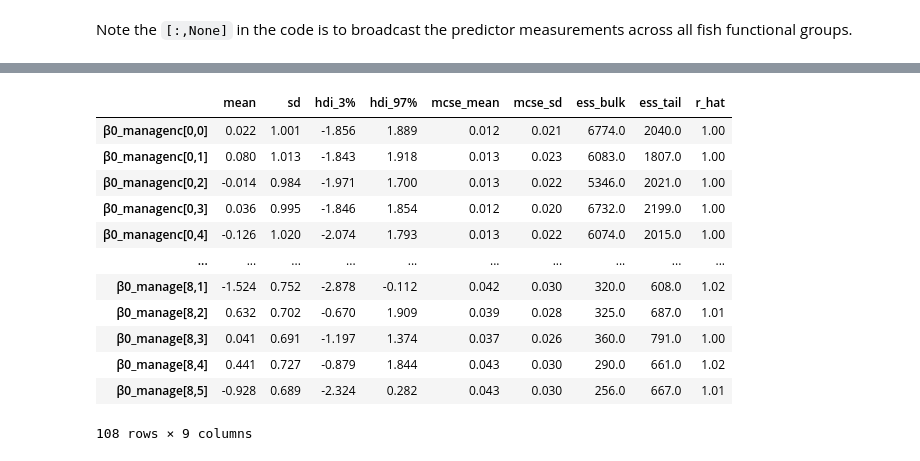
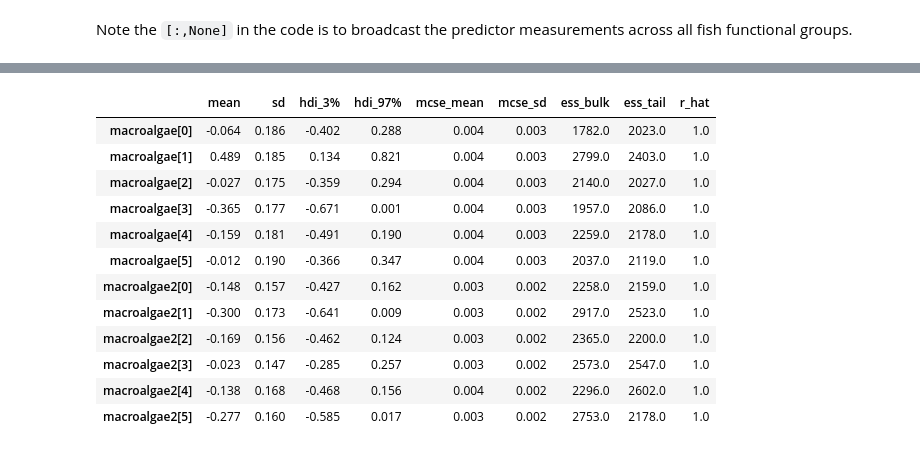
Before and after one commit to jpwrobinson/nutrient-productivity, a Jupyter notebook: py-notebook/Biom_Dirichlet_pymc3.ipynb, the cells around one changed output, grey strips where cells are left out. Cells and saved outputs as stored; diff of their text form; code cells hidden in the pictures.

```diff
--- a/py-notebook/Biom_Dirichlet_pymc3.ipynb
+++ b/py-notebook/Biom_Dirichlet_pymc3.ipynb
@@ -291,20 +298,20 @@ Sampling 3 chains for 1_000 tune and 1_000 draw iterations (3_000 + 3_000 draws
 The number of effective samples is smaller than 10% for some parameters.
 # %%
-pm.summary(trace_dm, var_names=['β0_manage'], filter_vars="regex")
+pm.summary(trace_dm, var_names=['macroalgae'], filter_vars="regex")
 # %% [output]
 |  | mean | sd | hdi_3% | hdi_97% | mcse_mean | mcse_sd | ess_bulk | ess_tail | r_hat |
-| β0_managenc[0,0] | 0.022 | 1.001 | -1.856 | 1.889 | 0.012 | 0.021 | 6774.0 | 2040.0 | 1.00 |
-| β0_managenc[0,1] | 0.080 | 1.013 | -1.843 | 1.918 | 0.013 | 0.023 | 6083.0 | 1807.0 | 1.00 |
-| β0_managenc[0,2] | -0.014 | 0.984 | -1.971 | 1.700 | 0.013 | 0.022 | 5346.0 | 2021.0 | 1.00 |
-| β0_managenc[0,3] | 0.036 | 0.995 | -1.846 | 1.854 | 0.012 | 0.020 | 6732.0 | 2199.0 | 1.00 |
-| β0_managenc[0,4] | -0.126 | 1.020 | -2.074 | 1.793 | 0.013 | 0.022 | 6074.0 | 2015.0 | 1.00 |
-| ... | ... | ... | ... | ... | ... | ... | ... | ... | ... |
-| β0_manage[8,1] | -1.524 | 0.752 | -2.878 | -0.112 | 0.042 | 0.030 | 320.0 | 608.0 | 1.02 |
-| β0_manage[8,2] | 0.632 | 0.702 | -0.670 | 1.909 | 0.039 | 0.028 | 325.0 | 687.0 | 1.01 |
-| β0_manage[8,3] | 0.041 | 0.691 | -1.197 | 1.374 | 0.037 | 0.026 | 360.0 | 791.0 | 1.00 |
-| β0_manage[8,4] | 0.441 | 0.727 | -0.879 | 1.844 | 0.043 | 0.030 | 290.0 | 661.0 | 1.02 |
-| β0_manage[8,5] | -0.928 | 0.689 | -2.324 | 0.282 | 0.043 | 0.030 | 256.0 | 667.0 | 1.01 |
+| macroalgae[0] | -0.064 | 0.186 | -0.402 | 0.288 | 0.004 | 0.003 | 1782.0 | 2023.0 | 1.0 |
+| macroalgae[1] | 0.489 | 0.185 | 0.134 | 0.821 | 0.004 | 0.003 | 2799.0 | 2403.0 | 1.0 |
+| macroalgae[2] | -0.027 | 0.175 | -0.359 | 0.294 | 0.004 | 0.003 | 2140.0 | 2027.0 | 1.0 |
+| macroalgae[3] | -0.365 | 0.177 | -0.671 | 0.001 | 0.004 | 0.003 | 1957.0 | 2086.0 | 1.0 |
+| macroalgae[4] | -0.159 | 0.181 | -0.491 | 0.190 | 0.004 | 0.003 | 2259.0 | 2178.0 | 1.0 |
+| macroalgae[5] | -0.012 | 0.190 | -0.366 | 0.347 | 0.004 | 0.003 | 2037.0 | 2119.0 | 1.0 |
+| macroalgae2[0] | -0.148 | 0.157 | -0.427 | 0.162 | 0.003 | 0.002 | 2258.0 | 2159.0 | 1.0 |
+| macroalgae2[1] | -0.300 | 0.173 | -0.641 | 0.009 | 0.003 | 0.002 | 2917.0 | 2523.0 | 1.0 |
+| macroalgae2[2] | -0.169 | 0.156 | -0.462 | 0.124 | 0.003 | 0.002 | 2365.0 | 2200.0 | 1.0 |
+| macroalgae2[3] | -0.023 | 0.147 | -0.285 | 0.257 | 0.003 | 0.002 | 2573.0 | 2547.0 | 1.0 |
+| macroalgae2[4] | -0.138 | 0.168 | -0.468 | 0.156 | 0.004 | 0.002 | 2296.0 | 2602.0 | 1.0 |
+| macroalgae2[5] | -0.277 | 0.160 | -0.585 | 0.017 | 0.003 | 0.002 | 2753.0 | 2178.0 | 1.0 |
-108 rows × 9 columns
 # %%
 pm.summary(trace_dm, var_names=['~^alpha'], filter_vars="regex")
 # %% [output]
```
Also changed, not shown: parts of 5 cells of this notebook, 2 other files.
